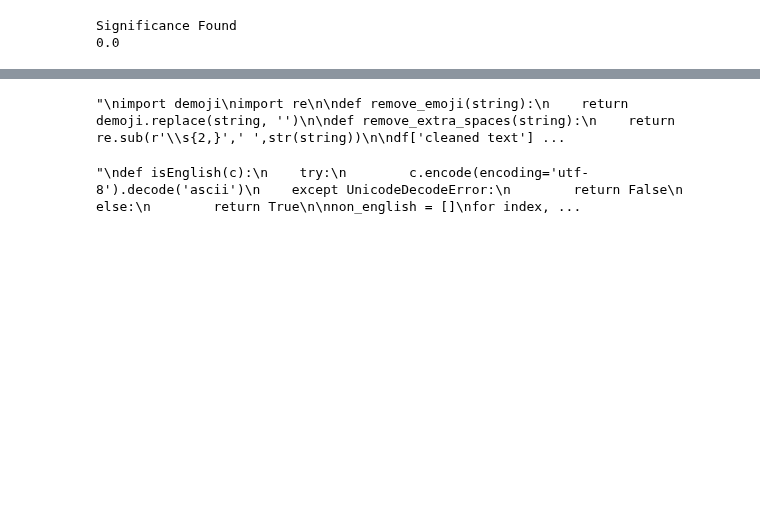
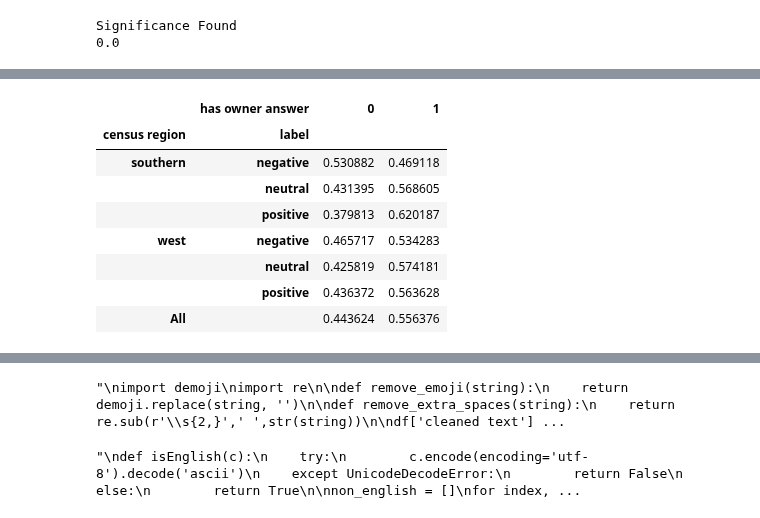
Before and after one commit to CGRowe96/WGU_MSDA, a Jupyter notebook: D214/capstone.ipynb, the cells around one changed output, grey strips where cells are left out. Drawn from its saved outputs; the diff is of its cells as text; code cells hidden in the pictures; blank space fills up the shorter version.

```diff
--- a/D214/capstone.ipynb
+++ b/D214/capstone.ipynb
@@ -332,0 +357,12 @@ Significance Found
+# %%
+pd.crosstab([df['census region'],df['label']],df['has owner answer'],margins=True, normalize='index')
+# %% [output]
+|  | has owner answer | 0 | 1 |
+| census region | label |  |  |
+| southern | negative | 0.530882 | 0.469118 |
+|  | neutral | 0.431395 | 0.568605 |
+|  | positive | 0.379813 | 0.620187 |
+| west | negative | 0.465717 | 0.534283 |
+|  | neutral | 0.425819 | 0.574181 |
+|  | positive | 0.436372 | 0.563628 |
+| All |  | 0.443624 | 0.556376 |
```
Also changed, not shown: parts of 4 cells of this notebook.
